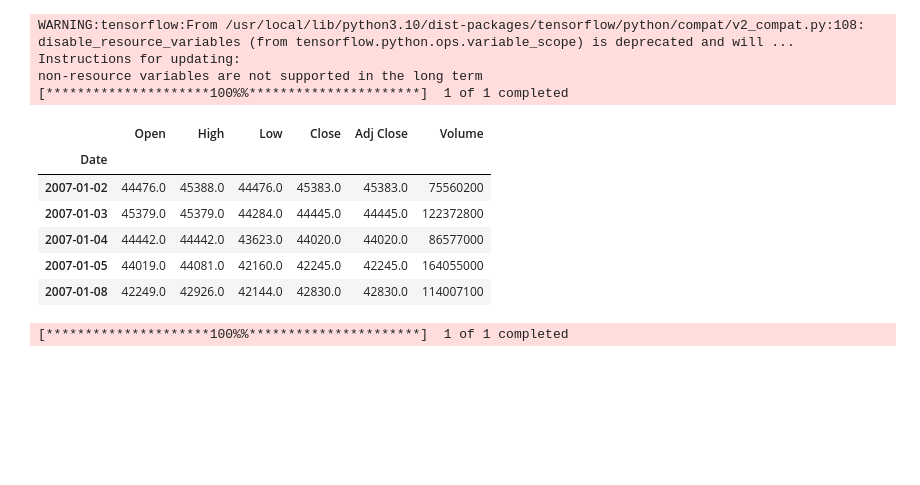
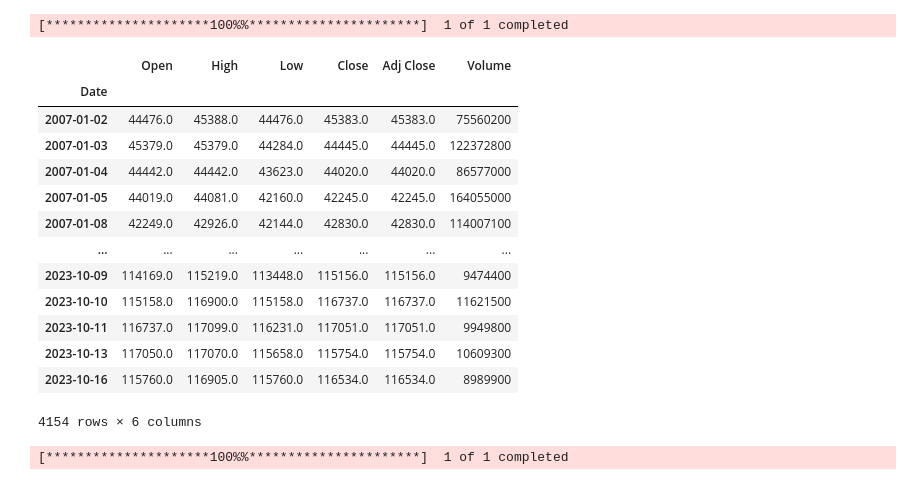
Before and after one commit to marreapato/Forecasting_Paper_XAI, a Jupyter notebook: stocks_type_lags/MultivariateStocks_Baseline_Com_Lags_tryingshaplime.ipynb, the cells around one changed output. Drawn from its saved outputs; the diff is of its cells as text; code cells hidden in the pictures; blank space fills up the shorter version.

```diff
--- a/stocks_type_lags/MultivariateStocks_Baseline_Com_Lags_tryingshaplime.ipynb
+++ b/stocks_type_lags/MultivariateStocks_Baseline_Com_Lags_tryingshaplime.ipynb
@@ -23,33 +23,37 @@ Requirement already satisfied: six>=1.5 in /usr/local/lib/python3.10/dist-packag
 # %%
 import yfinance as yf
 import numpy as np
 import pandas as pd
 from sklearn.preprocessing import MinMaxScaler
 from keras.models import Sequential
 from keras.layers import Dense, LSTM, Bidirectional, GRU, Reshape# captum (biblioteca de interpretação pytorch)
 import matplotlib.pyplot as plt
 from sklearn.metrics import mean_squared_error
 import tensorflow as tf
 import shap
 #from tensorflow.compat.v1.keras.backend import get_session
 
 tf.compat.v1.disable_v2_behavior() # caracteristica necessaria para o uso shap
 
 # Download data for the stock (I'm using the Bovespa index as an example)
 data = yf.download('^BVSP', '2007-01-01', '2023-10-17')
-data.head()
+data
 # %% [output]
-WARNING:tensorflow:From /usr/local/lib/python3.10/dist-packages/tensorflow/python/compat/v2_compat.py:108: disable_resource_variables (from tensorflow.python.ops.variable_scope) is deprecated and will ...
-Instructions for updating:
-non-resource variables are not supported in the long term
 [*********************100%%**********************]  1 of 1 completed
 |  | Open | High | Low | Close | Adj Close | Volume |
 | Date |  |  |  |  |  |  |
 | 2007-01-02 | 44476.0 | 45388.0 | 44476.0 | 45383.0 | 45383.0 | 75560200 |
 | 2007-01-03 | 45379.0 | 45379.0 | 44284.0 | 44445.0 | 44445.0 | 122372800 |
 | 2007-01-04 | 44442.0 | 44442.0 | 43623.0 | 44020.0 | 44020.0 | 86577000 |
 | 2007-01-05 | 44019.0 | 44081.0 | 42160.0 | 42245.0 | 42245.0 | 164055000 |
 | 2007-01-08 | 42249.0 | 42926.0 | 42144.0 | 42830.0 | 42830.0 | 114007100 |
+| ... | ... | ... | ... | ... | ... | ... |
+| 2023-10-09 | 114169.0 | 115219.0 | 113448.0 | 115156.0 | 115156.0 | 9474400 |
+| 2023-10-10 | 115158.0 | 116900.0 | 115158.0 | 116737.0 | 116737.0 | 11621500 |
+| 2023-10-11 | 116737.0 | 117099.0 | 116231.0 | 117051.0 | 117051.0 | 9949800 |
+| 2023-10-13 | 117050.0 | 117070.0 | 115658.0 | 115754.0 | 115754.0 | 10609300 |
+| 2023-10-16 | 115760.0 | 116905.0 | 115760.0 | 116534.0 | 116534.0 | 8989900 |
+4154 rows × 6 columns
 # %%
 # Download historical data for the BRL to USD exchange rate
 exchange_rate_data = yf.download('USDBRL=X', start='2007-01-01', end='2023-10-20')
```
Also changed, not shown: parts of 40 cells of this notebook.
